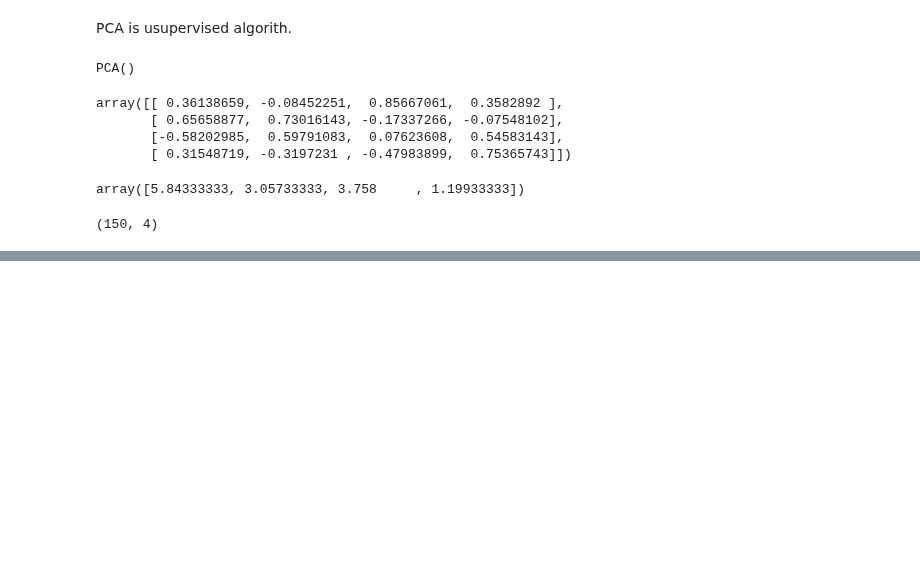
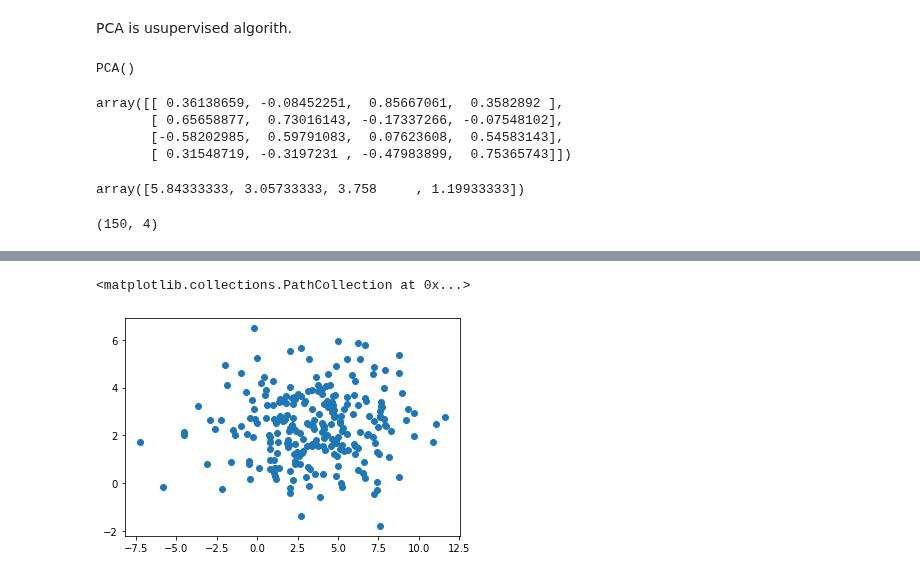
Before and after one commit to GalkaKG/Machine-Learning, a Jupyter notebook: 07.Dimensionality Reduction/Dimensionality Reduction.ipynb, the cells around one changed output, grey strips where cells are left out. Saved outputs shown, nothing was run; the diff lists cells and outputs as text; code cells hidden in the pictures; blank space fills up the shorter version.

```diff
--- a/07.Dimensionality Reduction/Dimensionality Reduction.ipynb
+++ b/07.Dimensionality Reduction/Dimensionality Reduction.ipynb
@@ -43,0 +84,9 @@ transformed_attributes.shape
+# %%
+x = np.random.normal(3.5, scale = 3, size = 250)
+# %%
+y = np.random.normal(2.4, scale = 1.4, size = 250)
+# %%
+plt.scatter(x, y)
+# %% [output]
+<matplotlib.collections.PathCollection at 0x...>
+[figure, added]
```
Also changed, not shown: parts of 32 cells of this notebook.
